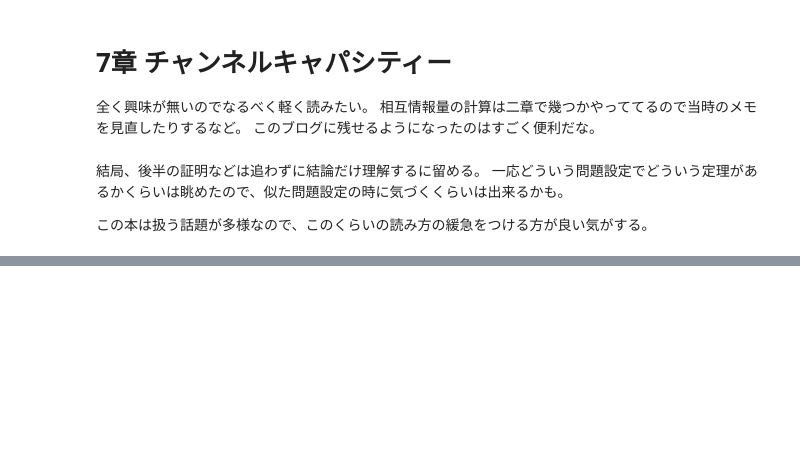
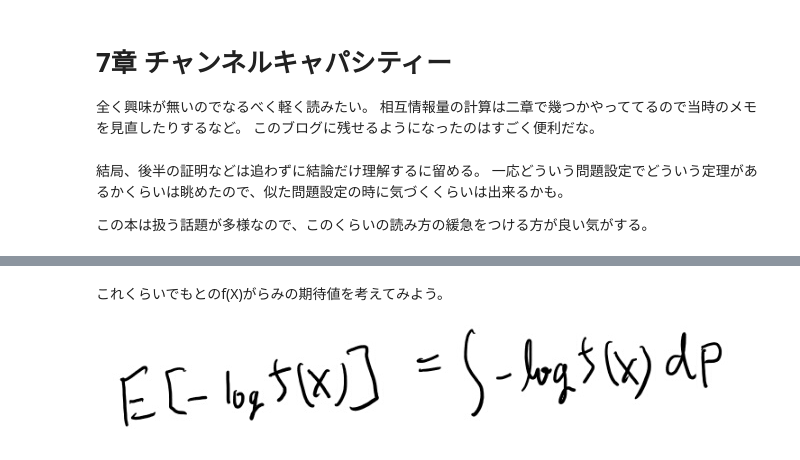
Before and after one commit to karino2/karino2.github.io, a Jupyter notebook: ipynb/2019-02-10-144121.ipynb, the cells around one changed output, grey strips where cells are left out. Cells and saved outputs as stored; diff of their text form; code cells hidden in the pictures; blank space fills up the shorter version.

```diff
--- a/ipynb/2019-02-10-144121.ipynb
+++ b/ipynb/2019-02-10-144121.ipynb
@@ -387,0 +441,6 @@ MeatPieImage()
+# %% [markdown]
+これくらいでもとのf(X)がらみの期待値を考えてみよう。
+# %%
+MeatPieImage()
+# %% [output]
+[figure, added]
```
Also changed, not shown: parts of 14 cells of this notebook.
